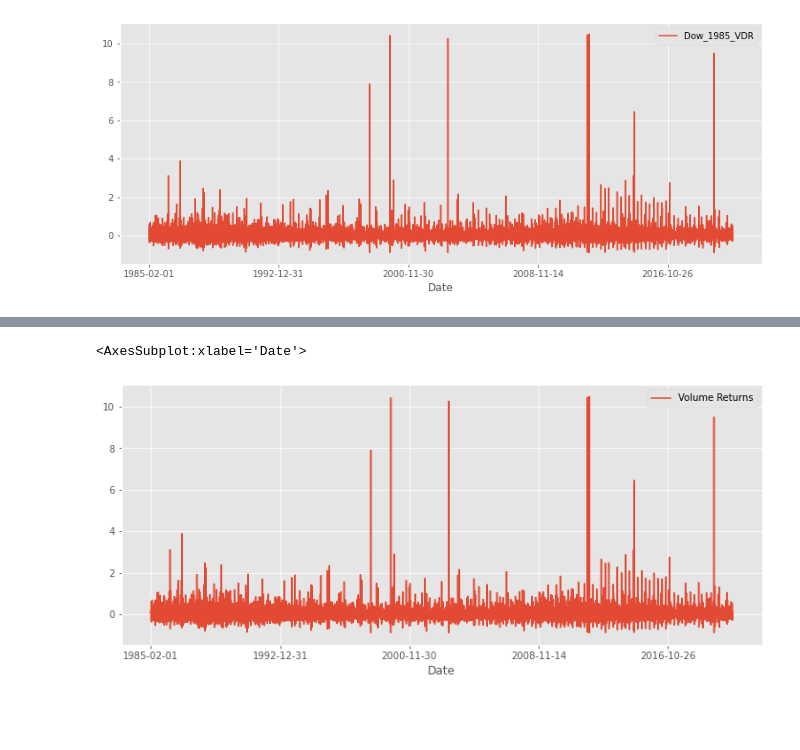
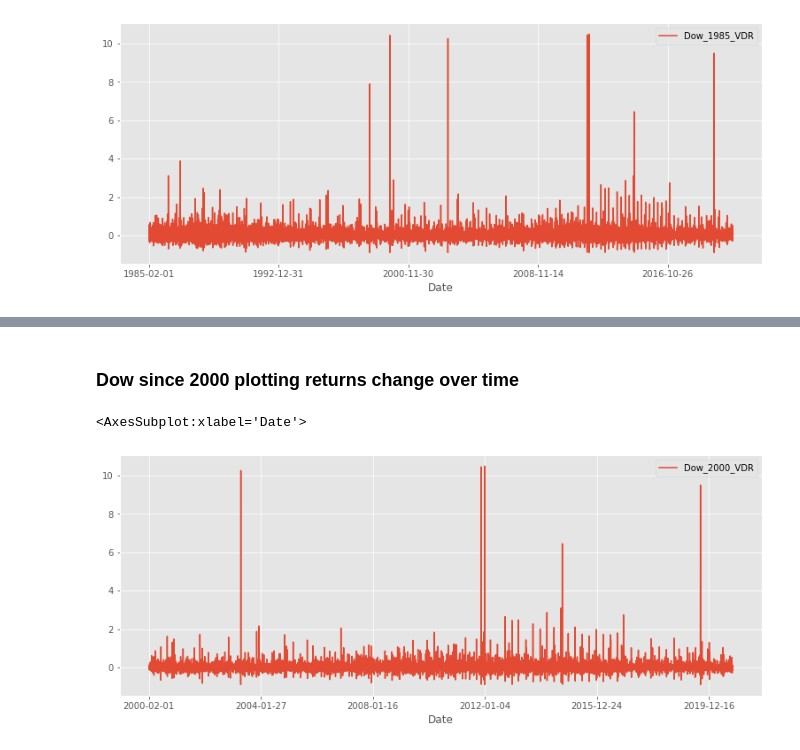
Before and after one commit to yamasjose11/index-elections, a Jupyter notebook: index-funds-elections.ipynb, the cells around one changed output, grey strips where cells are left out. Drawn from its saved outputs; the diff is of its cells as text; code cells hidden in the pictures; blank space fills up the shorter version.

```diff
--- a/index-funds-elections.ipynb
+++ b/index-funds-elections.ipynb
@@ -22,4 +28,7 @@ dow_filtered_copy = dow_filtered.copy()
 # %%
-dow_filtered2000 = dow[dow['Date'] > '2000-01-31']
-dow_filtered_copy2000 = dow_filtered2000.copy()
+dow_filtered2000 = dow[dow['Date'] > '2000-01-31'].copy()
+# dow_filtered_copy2000 = dow_filtered2000.copy()
+# %%
+dow_filtered2000["Adj Close Daily Returns"] = dow_filtered2000['Adj Close'].pct_change(1)
+dow_filtered2000["Volume Daily Returns"] = dow_filtered2000['Volume'].pct_change(1)
 # %%
@@ -94,5 +106,7 @@ dow_filtered_copy2000.plot(x='Date', y='Volume', label='Dow_2000', figsize=(12,5
+# %% [markdown]
+### Dow since 2000 plotting returns change over time
 # %%
-dow_filtered.plot(x='Date', y='Return2', label='Volume Returns', figsize=(13,5))
+dow_filtered2000.plot(x='Date', y='Volume Daily Returns', label='Dow_2000_VDR', figsize=(13,5))
 # %% [output]
 <AxesSubplot:xlabel='Date'>
-[figure, old version]
+[figure, new version]
```
Also changed, not shown: parts of 48 cells of this notebook.
